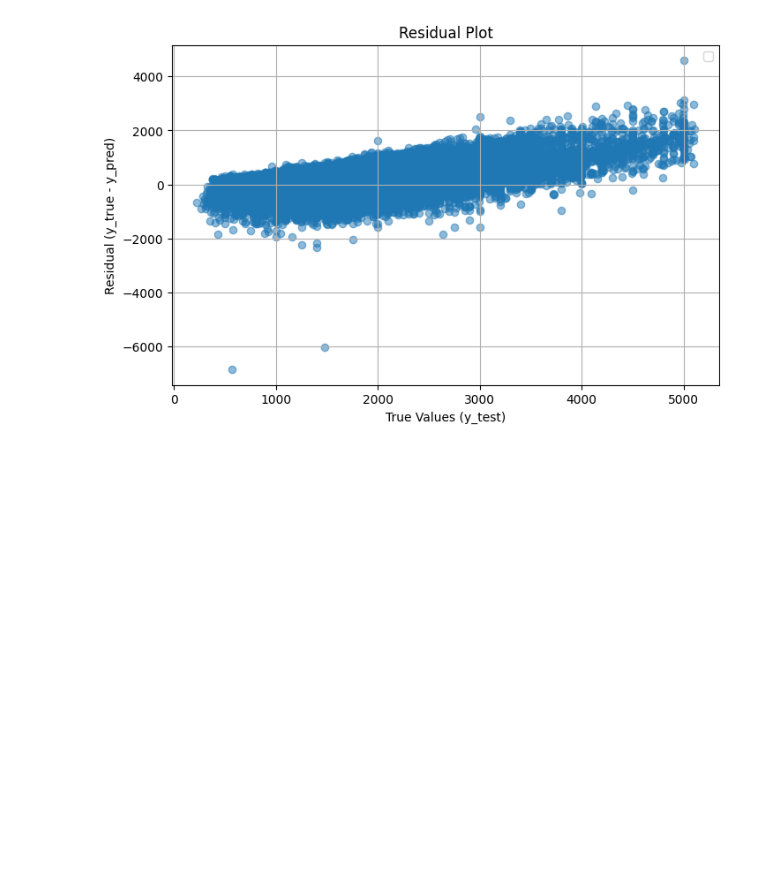
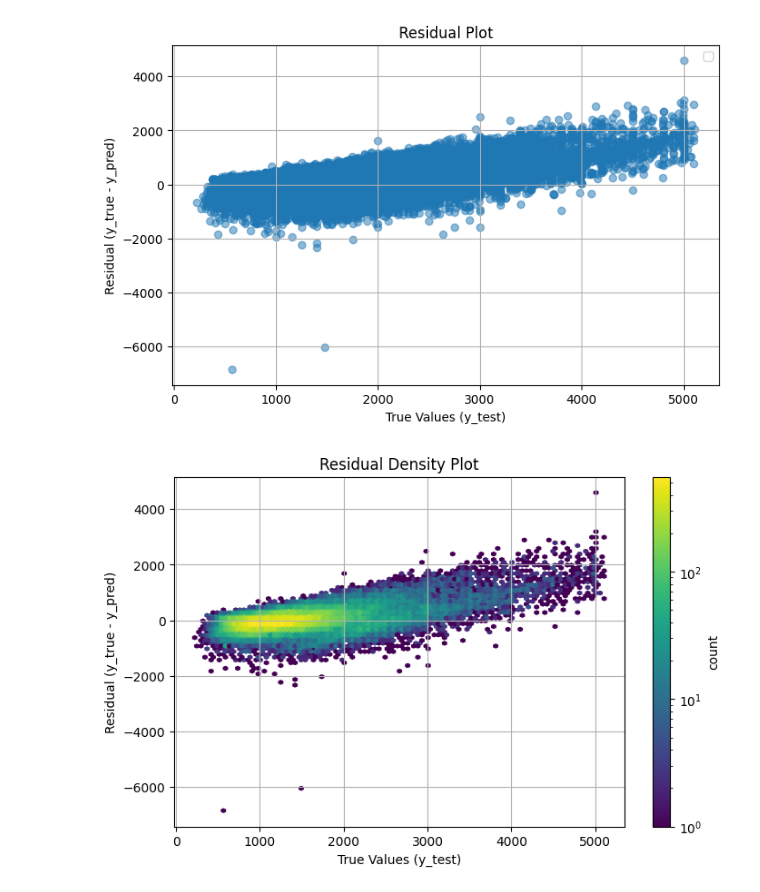
Before and after one commit to FelixFritz02/DataProject-WS-25-26, a Jupyter notebook: Regression.ipynb, the cells around one changed output. Drawn from its saved outputs; the diff is of its cells as text; code cells hidden in the pictures; blank space fills up the shorter version.

Commit message:
residual plot densities

```diff
--- a/Regression.ipynb
+++ b/Regression.ipynb
@@ -150,3 +142,23 @@ Final Alpha: 215.44346900318823
 Test MSE: 147503.49684983442
 Test R²: 0.6824114991358402
 [figure]
+# %%
+plt.figure(figsize=(8, 5))
+
+hb = plt.hexbin(
+    y_train,
+    residuals,
+    bins="log"
+)
+
+plt.xlabel("True Values (y_test)")
+plt.ylabel("Residual (y_true - y_pred)")
+plt.title("Residual Density Plot")
+plt.grid(True)
+
+cb = plt.colorbar(hb)
+cb.set_label("count")
+
+plt.show()
+# %% [output]
+[figure, added]
```
Also changed, not shown: parts of 3 cells of this notebook.
